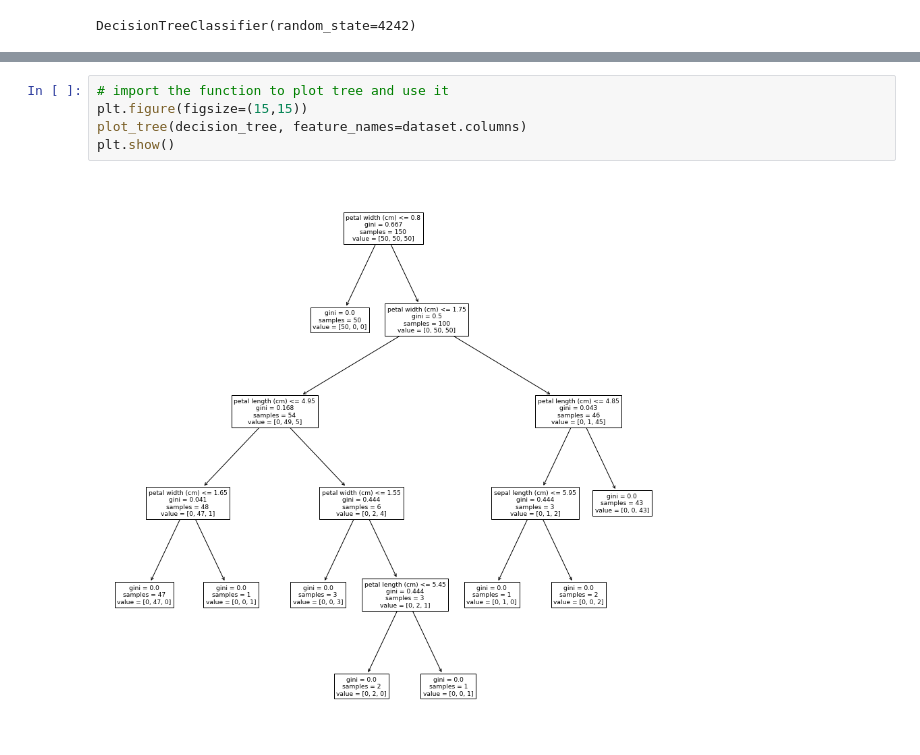
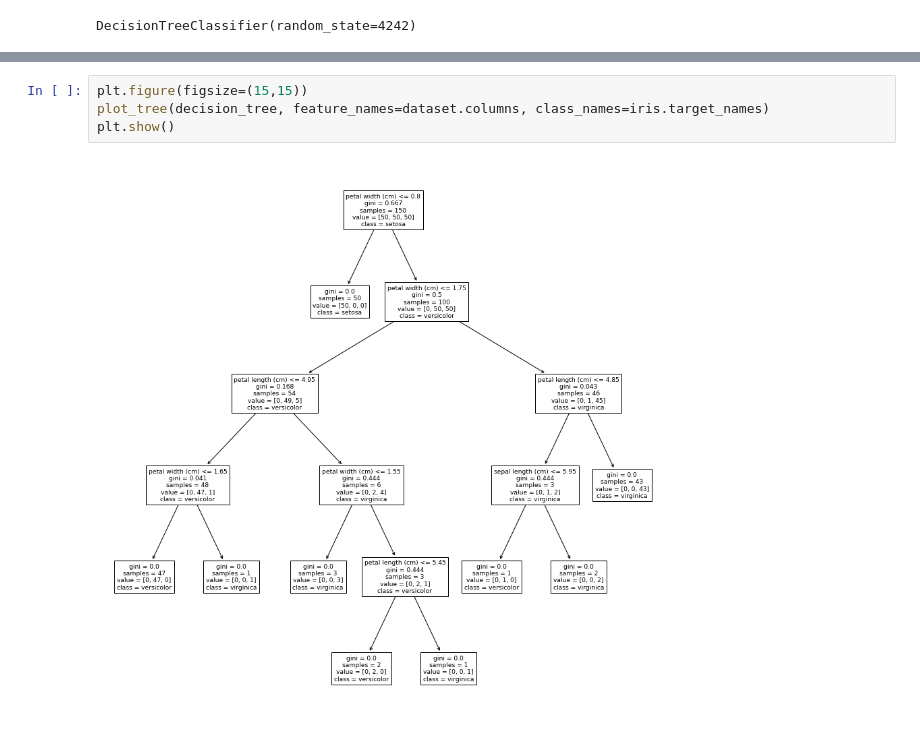
Before and after one commit to MartaVallejo/MachineLearning, a Jupyter notebook: DecisionTreeClassifier.ipynb, the cells around one changed output, grey strips where cells are left out. Cells and saved outputs as stored; diff of their text form.

Commit message:
UPDATE decision tree notebook
add ways to limit the trees

```diff
--- a/DecisionTreeClassifier.ipynb
+++ b/DecisionTreeClassifier.ipynb
@@ -144,7 +168,6 @@ print(decision_tree.get_n_leaves())
 # %%
-# import the function to plot tree and use it
 plt.figure(figsize=(15,15))
-plot_tree(decision_tree, feature_names=dataset.columns)
+plot_tree(decision_tree, feature_names=dataset.columns, class_names=iris.target_names)
 plt.show()
 # %% [output]
-[figure, old version]
+[figure, new version]
```
Also changed, not shown: parts of 13 cells of this notebook.
